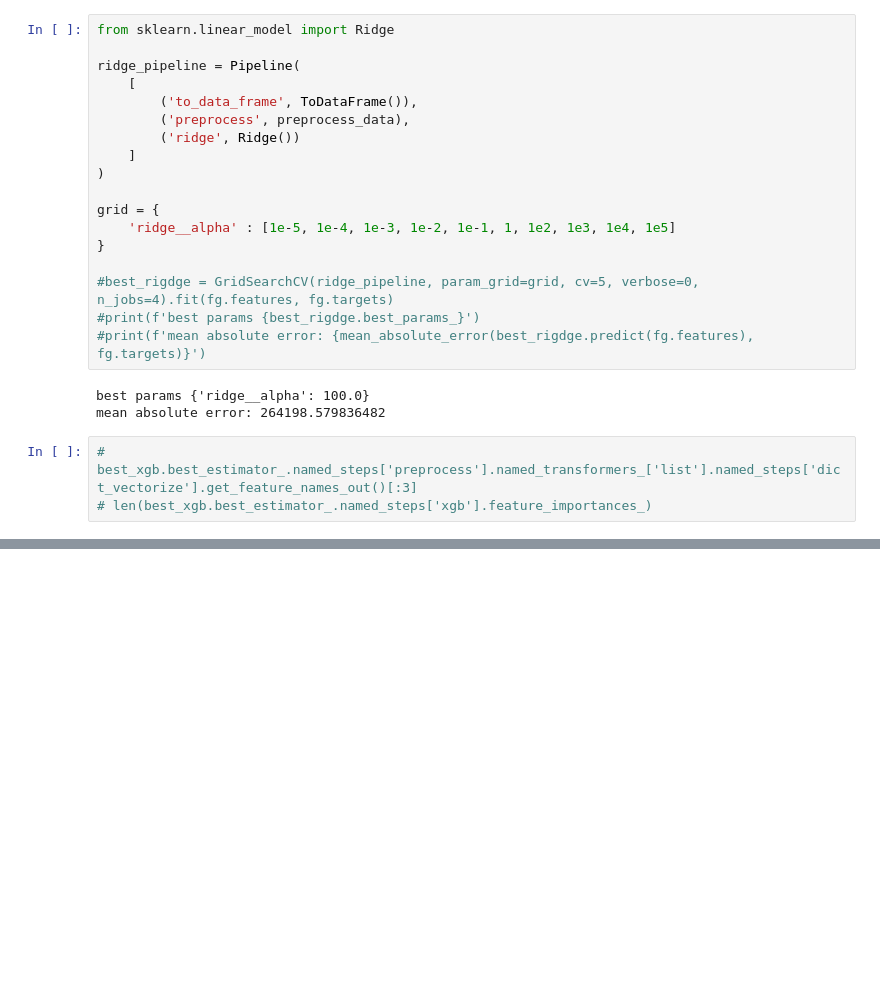
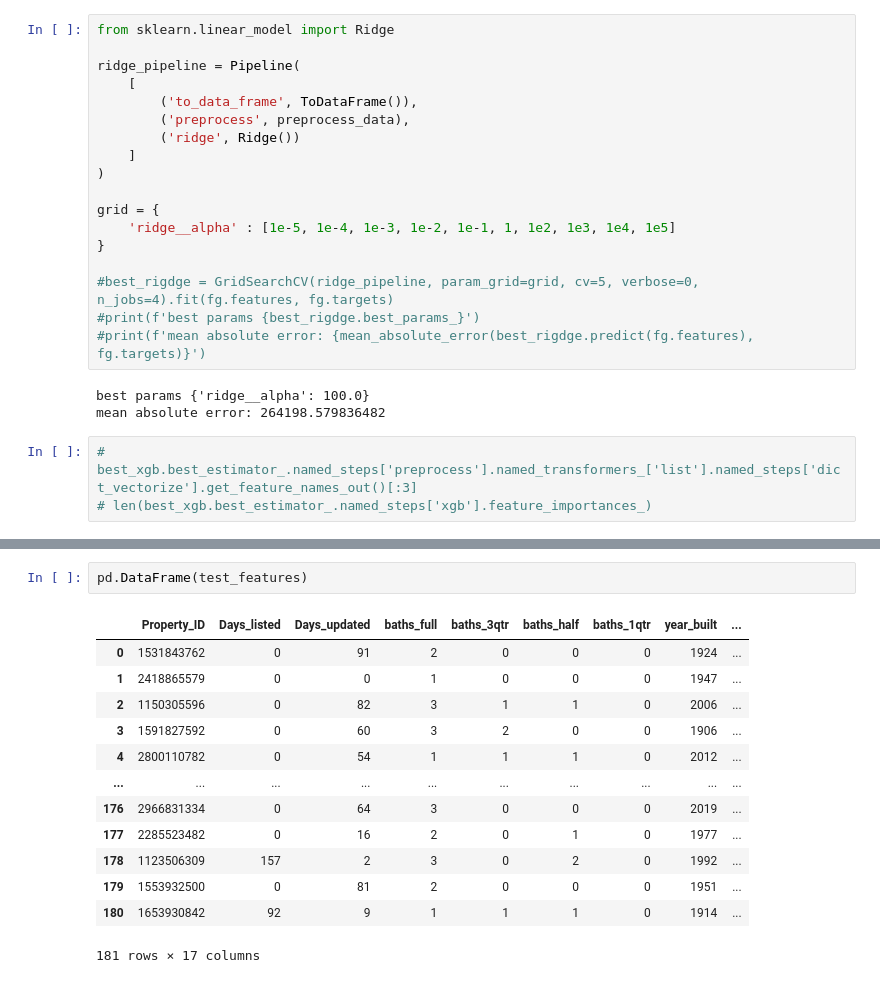
Before and after one commit to AndrewCoogan/BHU, a Jupyter notebook: Housing API Playground.ipynb, the cells around one changed output, grey strips where cells are left out. Cells and saved outputs as stored; diff of their text form; blank space fills up the shorter version.

```diff
--- a/Housing API Playground.ipynb
+++ b/Housing API Playground.ipynb
@@ -355,0 +363,16 @@ xx = pd.DataFrame(test_pipeline.fit_transform(train_features))[0]
+# %%
+pd.DataFrame(test_features)
+# %% [output]
+|  | Property_ID | Days_listed | Days_updated | baths_full | baths_3qtr | baths_half | baths_1qtr | year_built | ... |
+| 0 | 1531843762 | 0 | 91 | 2 | 0 | 0 | 0 | 1924 | ... |
+| 1 | 2418865579 | 0 | 0 | 1 | 0 | 0 | 0 | 1947 | ... |
+| 2 | 1150305596 | 0 | 82 | 3 | 1 | 1 | 0 | 2006 | ... |
+| 3 | 1591827592 | 0 | 60 | 3 | 2 | 0 | 0 | 1906 | ... |
+| 4 | 2800110782 | 0 | 54 | 1 | 1 | 1 | 0 | 2012 | ... |
+| ... | ... | ... | ... | ... | ... | ... | ... | ... | ... |
+| 176 | 2966831334 | 0 | 64 | 3 | 0 | 0 | 0 | 2019 | ... |
+| 177 | 2285523482 | 0 | 16 | 2 | 0 | 1 | 0 | 1977 | ... |
+| 178 | 1123506309 | 157 | 2 | 3 | 0 | 2 | 0 | 1992 | ... |
+| 179 | 1553932500 | 0 | 81 | 2 | 0 | 0 | 0 | 1951 | ... |
+| 180 | 1653930842 | 92 | 9 | 1 | 1 | 1 | 0 | 1914 | ... |
+181 rows × 17 columns
```
Also changed, not shown: parts of 11 cells of this notebook, 1 other file.
